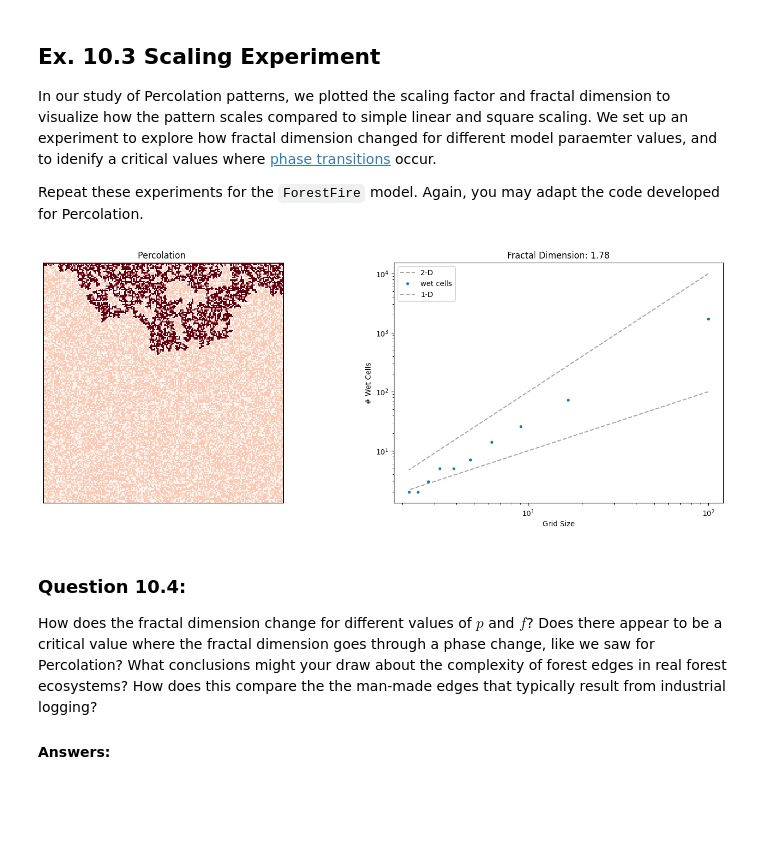
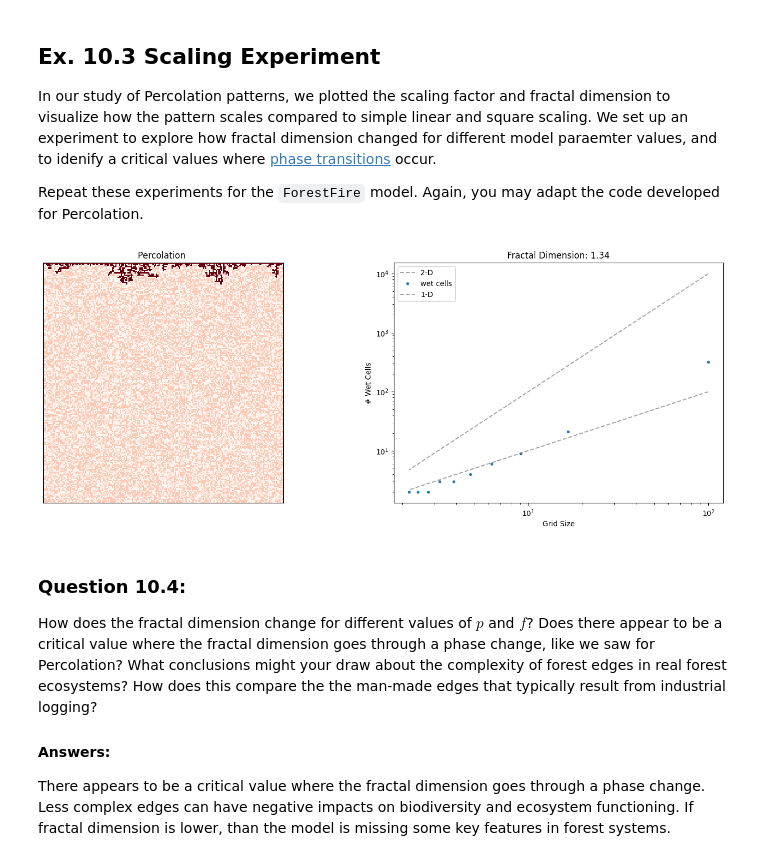
Before and after one commit to WilliamQin65/cap-comp215, a Jupyter notebook: labs/lab10.ipynb, the cells around one changed output. Saved outputs shown, nothing was run; the diff lists cells and outputs as text; code cells hidden in the pictures; blank space fills up the shorter version.

```diff
--- a/labs/lab10.ipynb
+++ b/labs/lab10.ipynb
@@ -640,7 +640,7 @@ def box_count(array, calibre, target=Percolation.WET):
     return sum(target in window for window in grid)
 
 n=100
-q=0.6
+q=0.5
 perc = Percolation(n, q)
 perc.simulate()
 
@@ -691,21 +691,21 @@ def plot_scaling(perc):
 # %%
 def scaling_experiment(n, q):
     """ Run an experiment to calculate and plot the fractal dimension of Percolation(n, q) """
     perc = Percolation(n, q)
     perc.simulate()
 
     plt.subplots(1, 2, figsize=(18, 6))
     plt.subplot(1, 2, 1)
     perc.draw()
     plt.subplot(1, 2, 2)
     plot_scaling(perc)
 
 # Critical value of q, q_crit ~= 0.59
 n=200
-q=0.58
+q=0.5
 scaling_experiment(n, q)
 # %% [output]
-[figure, old version]
+[figure, new version]
 # %%
 def fractal_dimensions_experiment(qs, n=100):
     """
@@ -738,3 +738,4 @@ Does there appear to be a critical value where the fractal dimension goes throug
 What conclusions might your draw about the complexity of forest edges in real forest ecosystems?  How does this compare the the man-made edges that typically result from industrial logging?
 
 #### Answers:
+There appears to be a critical value where the fractal dimension goes through a phase change. Less complex edges can have negative impacts on biodiversity and ecosystem functioning. If fractal dimension is lower, than the model is missing some key features in forest systems.
```
Also changed, not shown: parts of 1 cell of this notebook.
